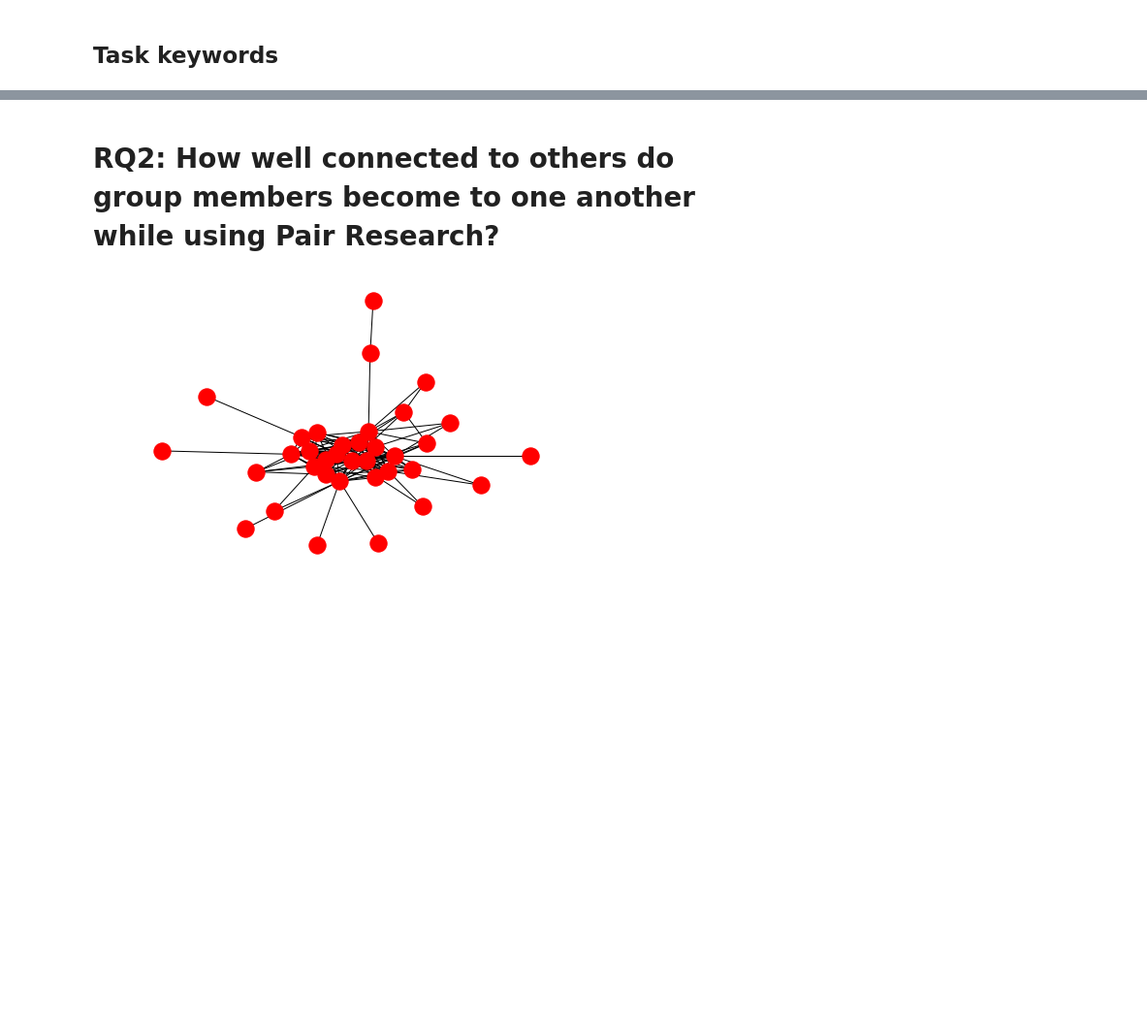
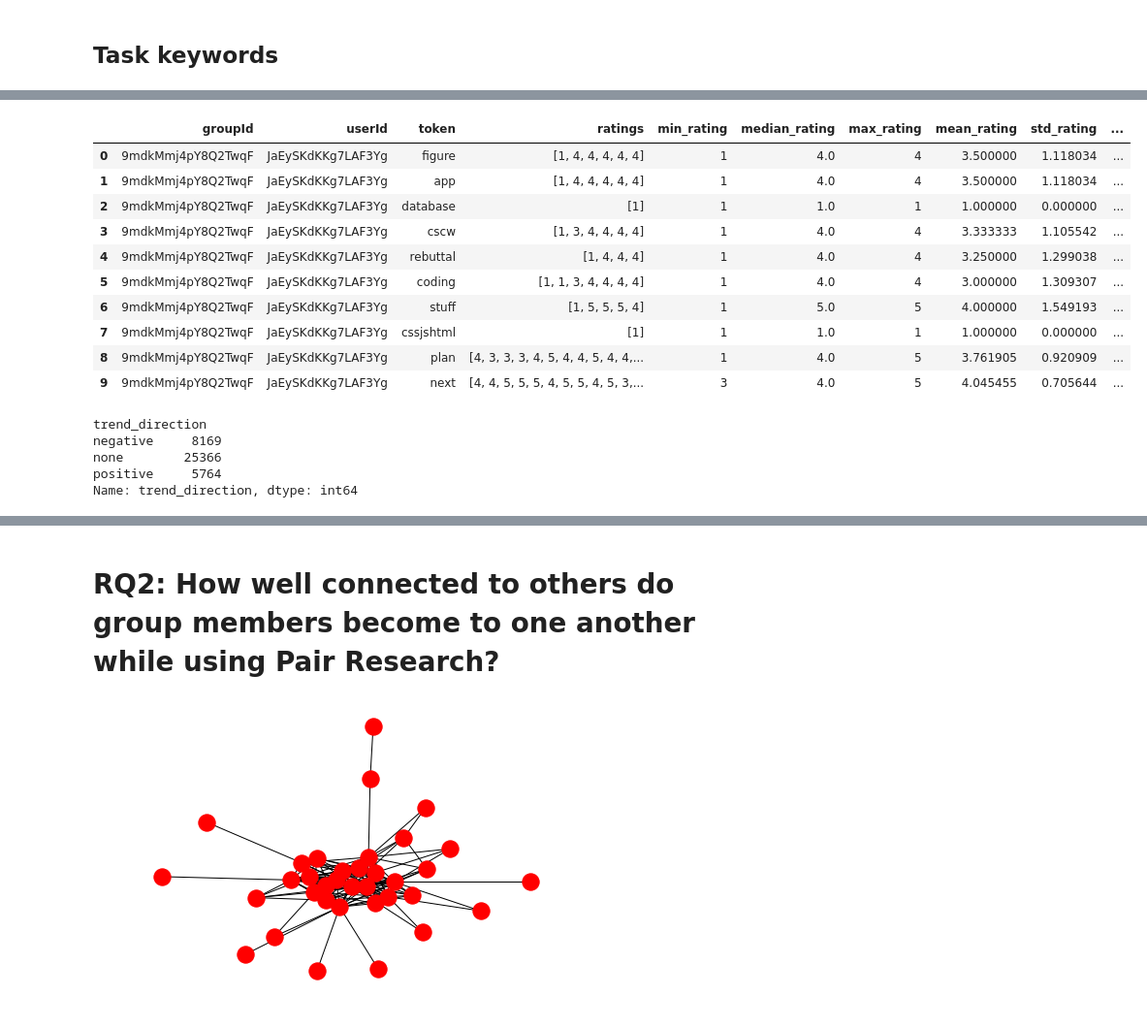
Before and after one commit to NUDelta/pair-research-matching-alg, a Jupyter notebook: network_analysis/NetworkAnalysis.ipynb, the cells around one changed output, grey strips where cells are left out. Shown at 97% size. Drawn from its saved outputs; the diff is of its cells as text; code cells hidden in the pictures; blank space fills up the shorter version.

```diff
--- a/network_analysis/NetworkAnalysis.ipynb
+++ b/network_analysis/NetworkAnalysis.ipynb
@@ -436,0 +457,19 @@ tasks_history_tokens[tasks_history_tokens.groupId.isin([delta_group_id, dtr_grou
+# %%
+# create single dataframe with affinity ratings
+delta_dtr_affinities_tasks = delta_dtr_affinities_history.merge(delta_dtr_task_history,
+                                                                left_on=['groupId', 'pairingId', 'group_pairing_id', 'helpeeId'],
+                                                                right_on=['groupId', 'pairingId', 'group_pairing_id', 'userId'])
+delta_dtr_affinities_tasks = delta_dtr_affinities_tasks.merge(pairings[['group_pairing_id', 'timestamp']], on='group_pairing_id')
+del delta_dtr_affinities_tasks['userId']
+
+# replace values with 1 - 5
+value_mappings = {
+    '-1.0': 1,
+    '0.0':  2,
+    '0.33': 3,
+    '0.66': 4,
+    '1.0':  5
+}
+
+delta_dtr_affinities_tasks['value'] = delta_dtr_affinities_tasks['value'].astype(str)
+delta_dtr_affinities_tasks.replace({'value': value_mappings}, inplace=True)
@@ -436,0 +524,44 @@ tasks_history_tokens[tasks_history_tokens.groupId.isin([delta_group_id, dtr_grou
+# %%
+# add summary stats for ratings
+delta_dtr_token_ratings['min_rating'] = delta_dtr_token_ratings['ratings'].apply(min)
+delta_dtr_token_ratings['median_rating'] = delta_dtr_token_ratings['ratings'].apply(np.median)
+delta_dtr_token_ratings['max_rating'] = delta_dtr_token_ratings['ratings'].apply(max)
+delta_dtr_token_ratings['mean_rating'] = delta_dtr_token_ratings['ratings'].apply(np.mean)
+delta_dtr_token_ratings['std_rating'] = delta_dtr_token_ratings['ratings'].apply(np.std)
+
+# add trendline
+def compute_trend_coefficient(curr_ratings):
+    if len(curr_ratings) > 1:
+        return np.polyfit(x=np.arange((len(curr_ratings))), y=curr_ratings, deg=1)[0]
+    return np.nan
+
+def compute_trend_direction(coefficient):
+    if np.isnan(coefficient):
+        return 'none'
+    return 'positive' if coefficient > 0 else 'negative'
+
+delta_dtr_token_ratings['trend_coefficient'] = delta_dtr_token_ratings['ratings'].apply(compute_trend_coefficient)
+delta_dtr_token_ratings['trend_direction'] = delta_dtr_token_ratings['trend_coefficient'].apply(compute_trend_direction)
+
+# display rating data
+delta_dtr_token_ratings.head(10)
+# %% [output]
+|  | groupId | userId | token | ratings | min_rating | median_rating | max_rating | mean_rating | std_rating | ... |
+| 0 | 9mdkMmj4pY8Q2TwqF | JaEySKdKKg7LAF3Yg | figure | [1, 4, 4, 4, 4, 4] | 1 | 4.0 | 4 | 3.500000 | 1.118034 | ... |
+| 1 | 9mdkMmj4pY8Q2TwqF | JaEySKdKKg7LAF3Yg | app | [1, 4, 4, 4, 4, 4] | 1 | 4.0 | 4 | 3.500000 | 1.118034 | ... |
+| 2 | 9mdkMmj4pY8Q2TwqF | JaEySKdKKg7LAF3Yg | database | [1] | 1 | 1.0 | 1 | 1.000000 | 0.000000 | ... |
+| 3 | 9mdkMmj4pY8Q2TwqF | JaEySKdKKg7LAF3Yg | cscw | [1, 3, 4, 4, 4, 4] | 1 | 4.0 | 4 | 3.333333 | 1.105542 | ... |
+| 4 | 9mdkMmj4pY8Q2TwqF | JaEySKdKKg7LAF3Yg | rebuttal | [1, 4, 4, 4] | 1 | 4.0 | 4 | 3.250000 | 1.299038 | ... |
+| 5 | 9mdkMmj4pY8Q2TwqF | JaEySKdKKg7LAF3Yg | coding | [1, 1, 3, 4, 4, 4, 4] | 1 | 4.0 | 4 | 3.000000 | 1.309307 | ... |
+| 6 | 9mdkMmj4pY8Q2TwqF | JaEySKdKKg7LAF3Yg | stuff | [1, 5, 5, 5, 4] | 1 | 5.0 | 5 | 4.000000 | 1.549193 | ... |
+| 7 | 9mdkMmj4pY8Q2TwqF | JaEySKdKKg7LAF3Yg | cssjshtml | [1] | 1 | 1.0 | 1 | 1.000000 | 0.000000 | ... |
+| 8 | 9mdkMmj4pY8Q2TwqF | JaEySKdKKg7LAF3Yg | plan | [4, 3, 3, 3, 4, 5, 4, 4, 5, 4, 4,... | 1 | 4.0 | 5 | 3.761905 | 0.920909 | ... |
+| 9 | 9mdkMmj4pY8Q2TwqF | JaEySKdKKg7LAF3Yg | next | [4, 4, 5, 5, 5, 4, 5, 5, 4, 5, 3,... | 3 | 4.0 | 5 | 4.045455 | 0.705644 | ... |
+# %%
+delta_dtr_token_ratings.groupby('trend_direction')['trend_direction'].count()
+# %% [output]
+trend_direction
+negative     8169
+none        25366
+positive     5764
+Name: trend_direction, dtype: int64
```
Also changed, not shown: parts of 13 cells of this notebook.
